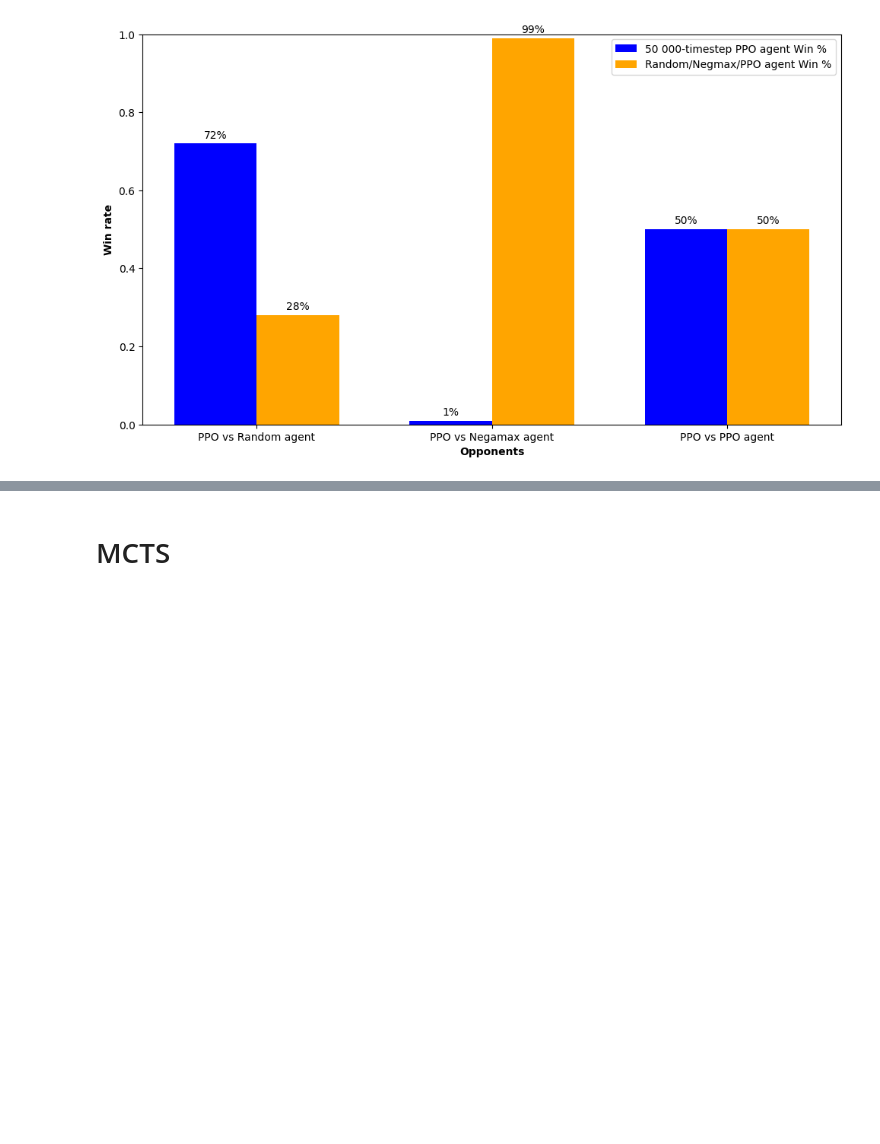
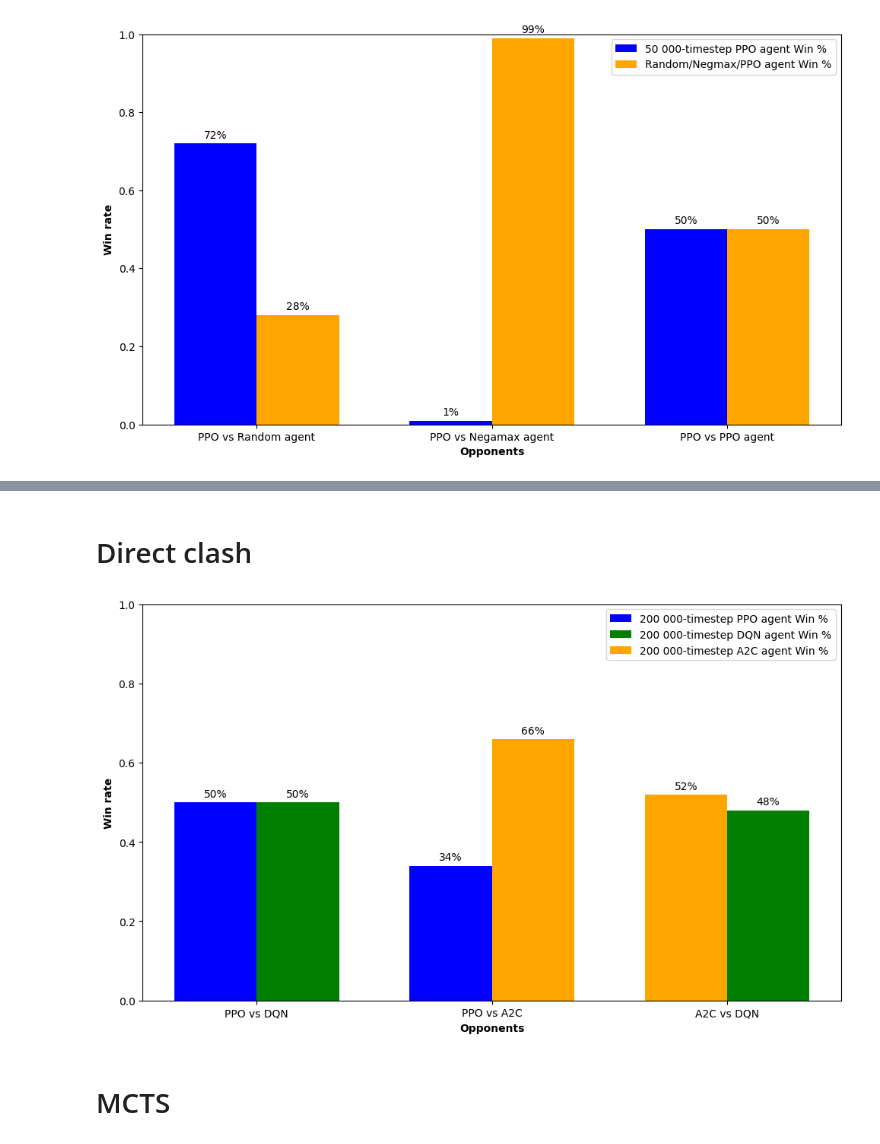
Before and after one commit to hchaparov/Dynamic_Pricing_MARL, a Jupyter notebook: Results.ipynb, the cells around one changed output, grey strips where cells are left out. Saved outputs shown, nothing was run; the diff lists cells and outputs as text; code cells hidden in the pictures; blank space fills up the shorter version.

```diff
--- a/Results.ipynb
+++ b/Results.ipynb
@@ -170,3 +264,69 @@ plt.show()
+# %% [markdown]
+# Direct clash
+# %%
+import matplotlib.pyplot as plt
+import numpy as np
+
+# Data
+categories = ['PPO vs DQN', 'PPO vs A2C', 'A2C vs DQN']
+agent1_win_percentages = [0.5, 0.34, 0.52]
+agent2_win_percentages = [0.5, 0.66, 0.48]
+
+x = np.arange(len(categories))  # the label locations
+width = 0.35  # the width of the bars
+
+# Plotting win percentages
+fig, ax = plt.subplots(figsize=(10, 6))
+
+rects1 = []
+rects2 = []
+
+# Create bars for each category with appropriate colors
+for i, category in enumerate(categories):
+    if category == 'PPO vs DQN':
+        rect1 = ax.bar(x[i] - width/2, agent1_win_percentages[i], width, label='200 000-timestep PPO agent Win %', color='blue')
+        rect2 = ax.bar(x[i] + width/2, agent2_win_percentages[i], width, label='200 000-timestep DQN agent Win %', color='green')
+    elif category == 'PPO vs A2C':
+        rect1 = ax.bar(x[i] - width/2, agent1_win_percentages[i], width, label='200 000-timestep PPO agent Win %', color='blue')
+        rect2 = ax.bar(x[i] + width/2, agent2_win_percentages[i], width, label='200 000-timestep A2C agent Win %', color='orange')
+    elif category == 'A2C vs DQN':
+        rect1 = ax.bar(x[i] - width/2, agent1_win_percentages[i], width, label='200 000-timestep A2C agent Win %', color='orange')
+        rect2 = ax.bar(x[i] + width/2, agent2_win_percentages[i], width, label='200 000-timestep DQN agent Win %', color='green')
+    rects1.append(rect1)
+    rects2.append(rect2)
+
+# Add some text for labels, title and custom x-axis tick labels, etc.
+ax.set_xlabel('Opponents', fontweight='bold')
+ax.set_ylabel('Win rate', fontweight='bold')
+ax.set_xticks(x)
+ax.set_xticklabels(categories)
+ax.set_ylim(0, 1)
+
+# Only show one set of legend entries
+handles, labels = ax.get_legend_handles_labels()
+by_label = dict(zip(labels, handles))
+ax.legend(by_label.values(), by_label.keys())
+
+# Function to add labels on top of bars
+def autolabel(rects, ax):
+    """Attach a text label above each bar in *rects*, displaying its height."""
+    for rect_group in rects:
+        for rect in rect_group:
+            height = rect.get_height()
+            ax.annotate(f'{height:.0%}',
+                        xy=(rect.get_x() + rect.get_width() / 2, height),
+                        xytext=(0, 3),  # 3 points vertical offset
+                        textcoords="offset points",
+                        ha='center', va='bottom')
+
+autolabel(rects1, ax)
+autolabel(rects2, ax)
+
+fig.tight_layout()
+
+plt.show()
+# %% [output]
+[figure, added]
 # %% [markdown]
 # MCTS
 # %%
```
Also changed, not shown: parts of 4 cells of this notebook.
